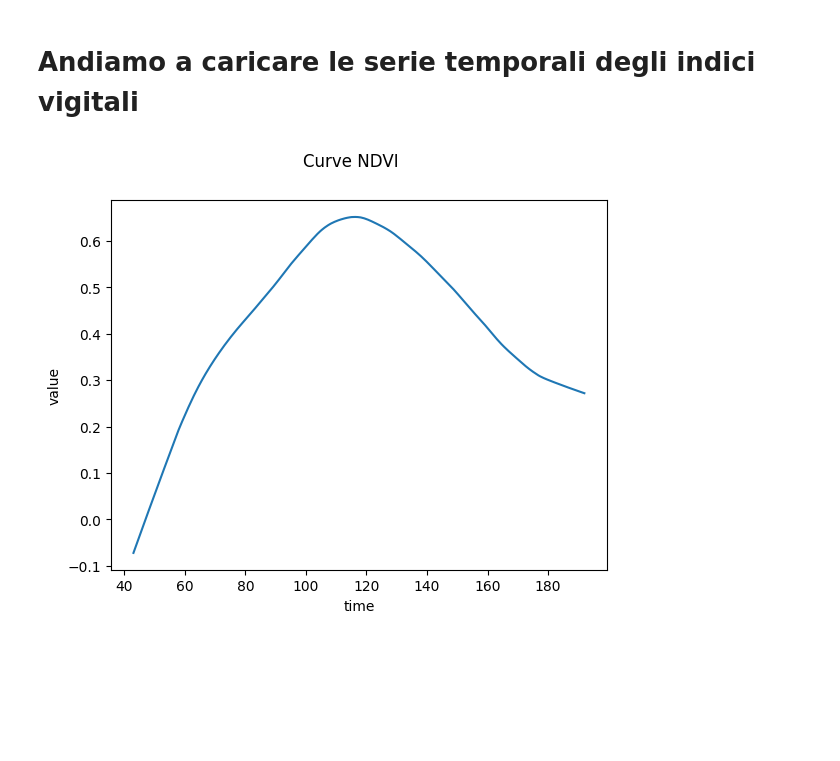
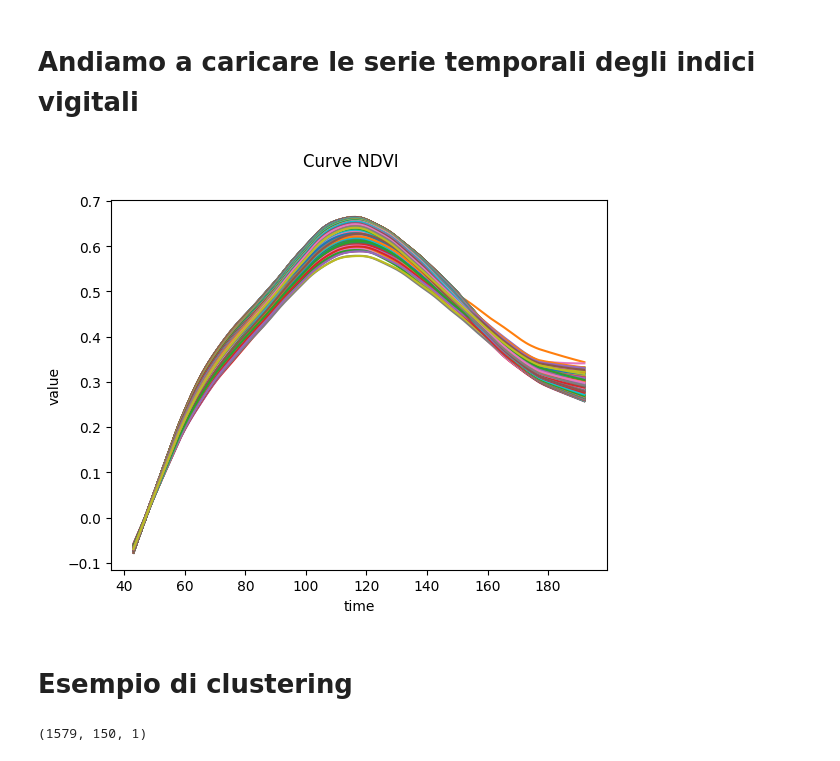
Before and after one commit to Simone-Scalella/BigDataProject, a Jupyter notebook: BigDataProject.ipynb, the cells around one changed output. Cells and saved outputs as stored; diff of their text form; code cells hidden in the pictures; blank space fills up the shorter version.

```diff
--- a/BigDataProject.ipynb
+++ b/BigDataProject.ipynb
@@ -5,7 +9,15 @@ import pickle
 # %%
 with open('./pickles/ndvi.pickle', 'rb') as handle:
     NDVI = pickle.load(handle)
-NDVI.mean().plot()
+NDVI.plot()
 print() #fix duplicate plot
 # %% [output]
-[figure, old version]
+[figure, new version]
+# %% [markdown]
+# Esempio di clustering
+# %%
+X = random_walks(n_ts=5000, sz=32, d=1)
+
+print(NDVI.data_matrix.shape)
+# %% [output]
+(1579, 150, 1)
```
Also changed, not shown: parts of 9 cells of this notebook.
